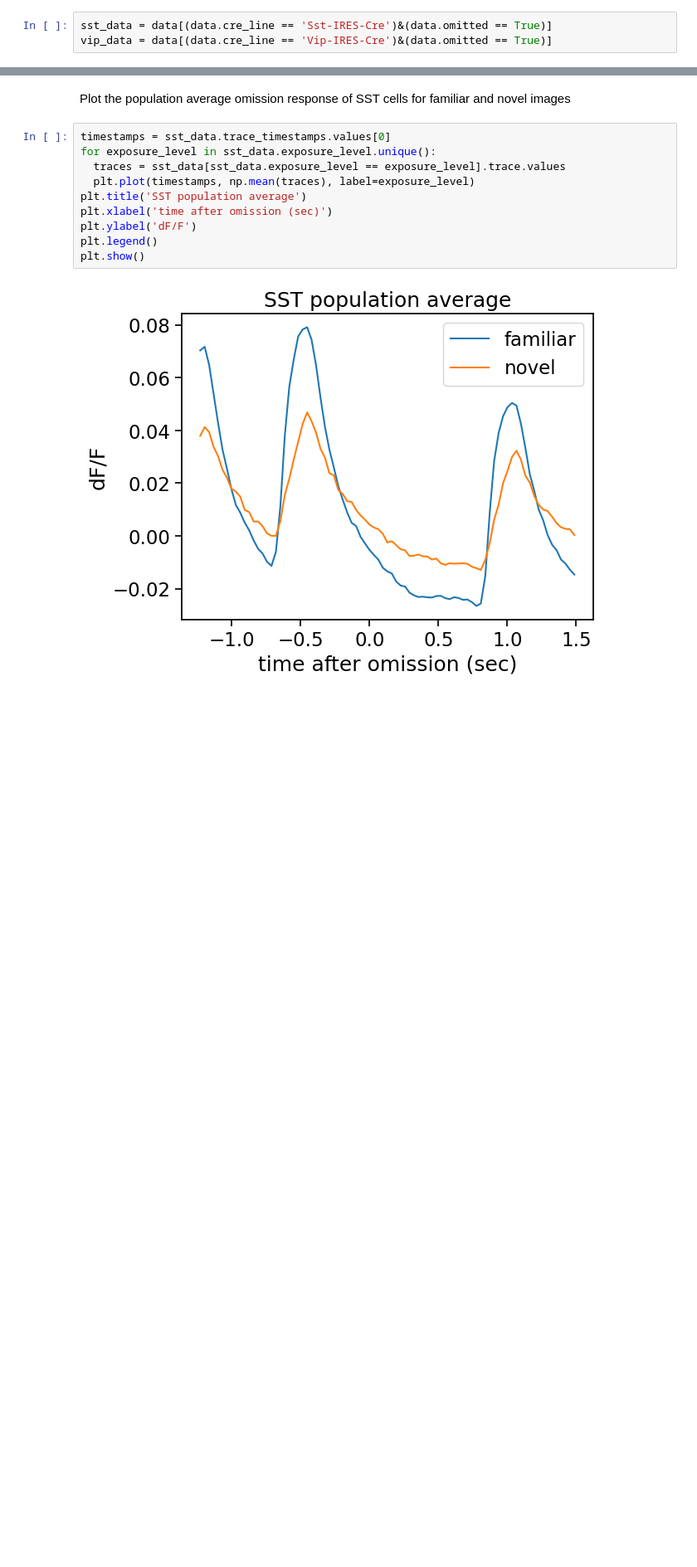
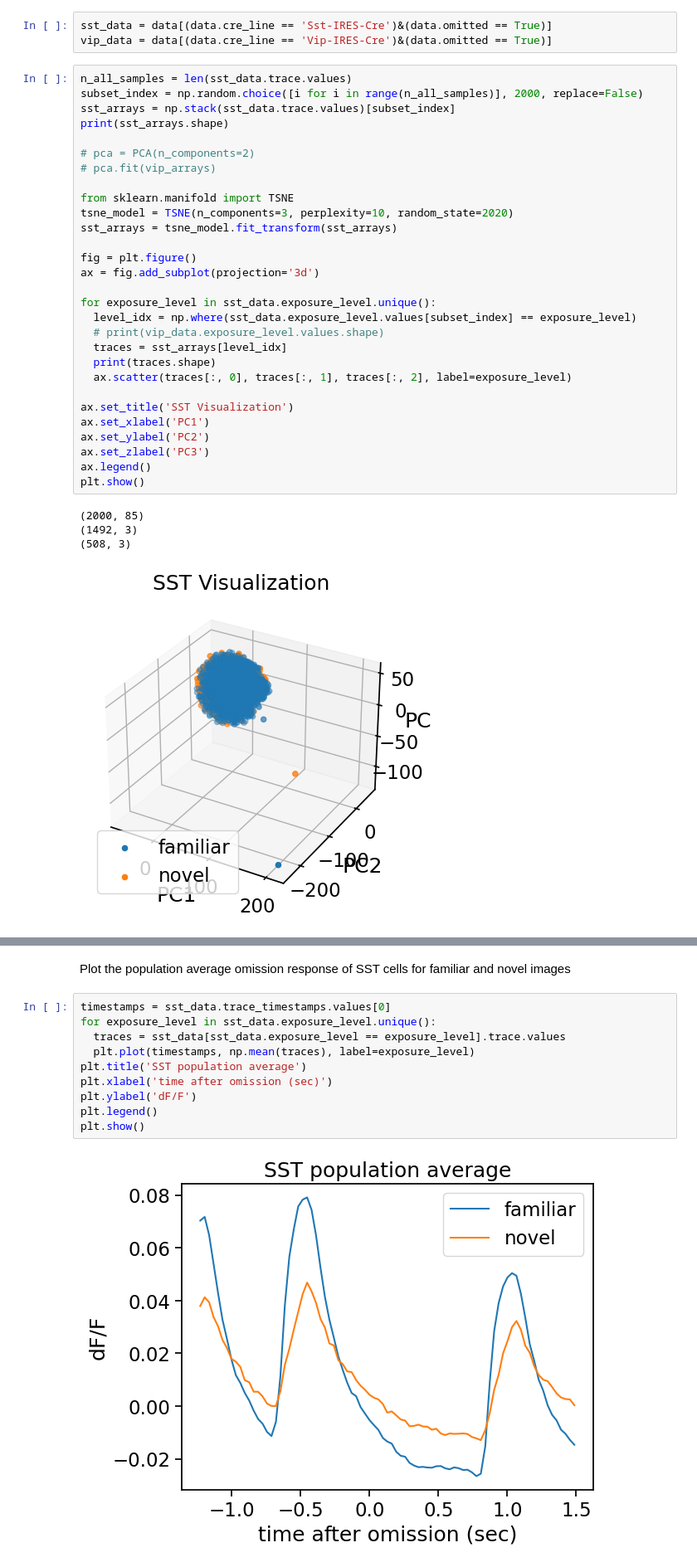
Before and after one commit to RiverGao/NMA_Proj_1, a Jupyter notebook: load_Allen_Visual_Behavior_from_pre_processed_file.ipynb, the cells around one changed output, grey strips where cells are left out. Shown at 83% size. Drawn from its saved outputs; the diff is of its cells as text; blank space fills up the shorter version.

```diff
--- a/load_Allen_Visual_Behavior_from_pre_processed_file.ipynb
+++ b/load_Allen_Visual_Behavior_from_pre_processed_file.ipynb
@@ -307,3 +376,37 @@ Get trials where the stimulus was omitted, for SST and VIP cells
 # %%
 sst_data = data[(data.cre_line == 'Sst-IRES-Cre')&(data.omitted == True)]
 vip_data = data[(data.cre_line == 'Vip-IRES-Cre')&(data.omitted == True)]
+# %%
+n_all_samples = len(sst_data.trace.values)
+subset_index = np.random.choice([i for i in range(n_all_samples)], 2000, replace=False)
+sst_arrays = np.stack(sst_data.trace.values)[subset_index]
+print(sst_arrays.shape)
+
+# pca = PCA(n_components=2)
+# pca.fit(vip_arrays)
+
+from sklearn.manifold import TSNE
+tsne_model = TSNE(n_components=3, perplexity=10, random_state=2020)
+sst_arrays = tsne_model.fit_transform(sst_arrays)
+
+fig = plt.figure()
+ax = fig.add_subplot(projection='3d')
+
+for exposure_level in sst_data.exposure_level.unique():
+  level_idx = np.where(sst_data.exposure_level.values[subset_index] == exposure_level)
+  # print(vip_data.exposure_level.values.shape)
+  traces = sst_arrays[level_idx]
+  print(traces.shape)
+  ax.scatter(traces[:, 0], traces[:, 1], traces[:, 2], label=exposure_level)
+
+ax.set_title('SST Visualization')
+ax.set_xlabel('PC1')
+ax.set_ylabel('PC2')
+ax.set_zlabel('PC3')
+ax.legend()
+plt.show()
+# %% [output]
+(2000, 85)
+(1492, 3)
+(508, 3)
+[figure, added]
```
Also changed, not shown: parts of 9 cells of this notebook.
